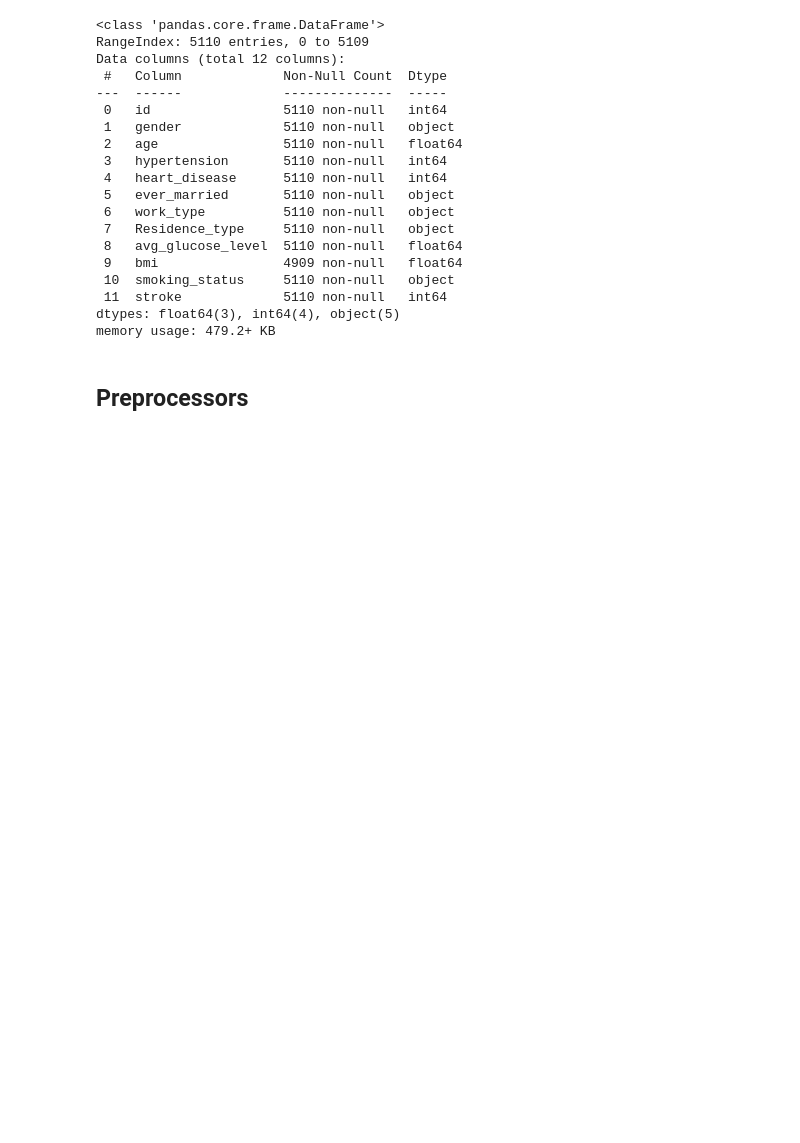
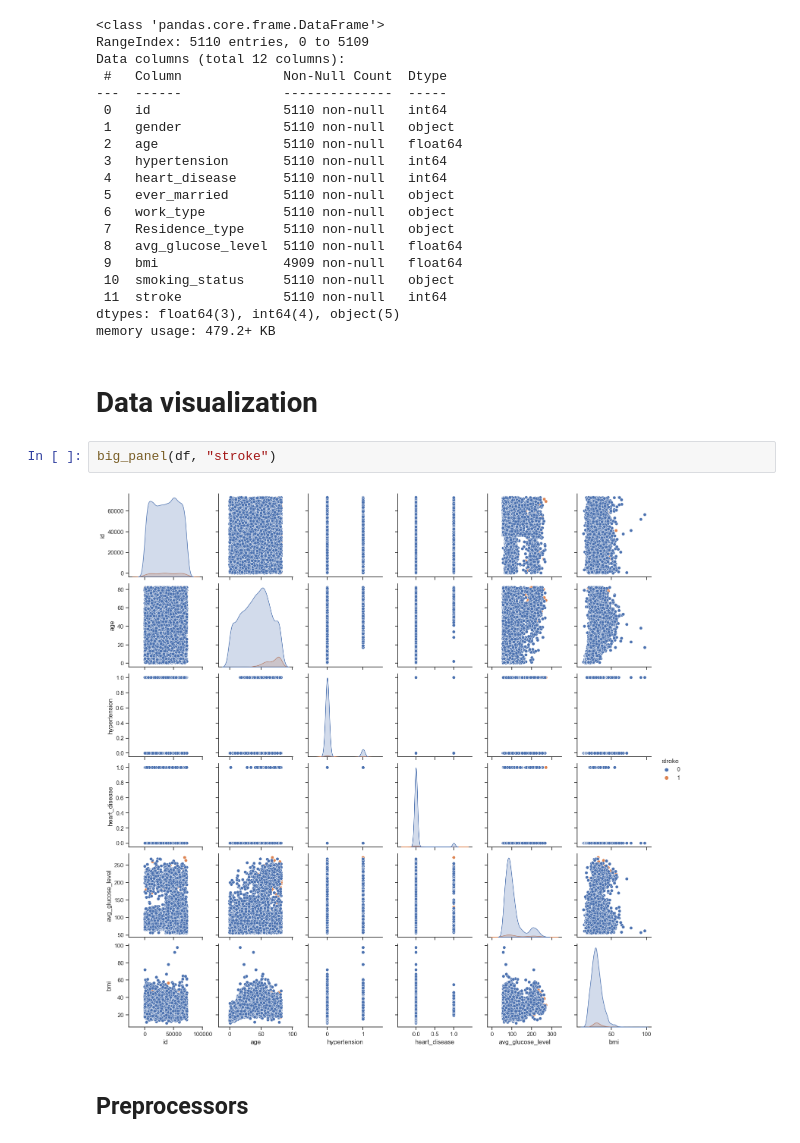
Before and after one commit to Lluisarull/Final_Project, a Jupyter notebook: FinalProject_Notebook.ipynb, the cells around one changed output. Drawn from its saved outputs; the diff is of its cells as text; blank space fills up the shorter version.

```diff
--- a/FinalProject_Notebook.ipynb
+++ b/FinalProject_Notebook.ipynb
@@ -48,6 +48,12 @@ Data columns (total 12 columns):
  11  stroke             5110 non-null   int64
 dtypes: float64(3), int64(4), object(5)
 memory usage: 479.2+ KB
+# %% [markdown]
+# Data visualization
+# %%
+big_panel(df, "stroke")
+# %% [output]
+[figure, added]
 # %% [markdown]
 ## Preprocessors
 # %%
```
Also changed, not shown: parts of 5 cells of this notebook.
